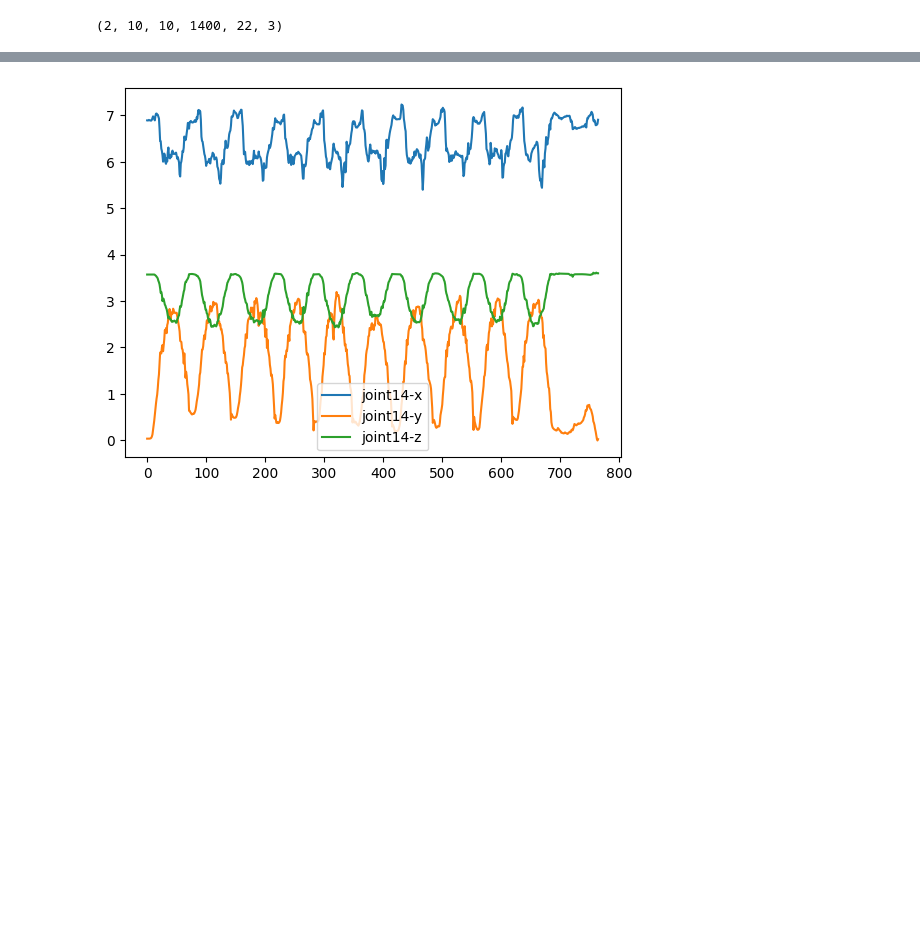
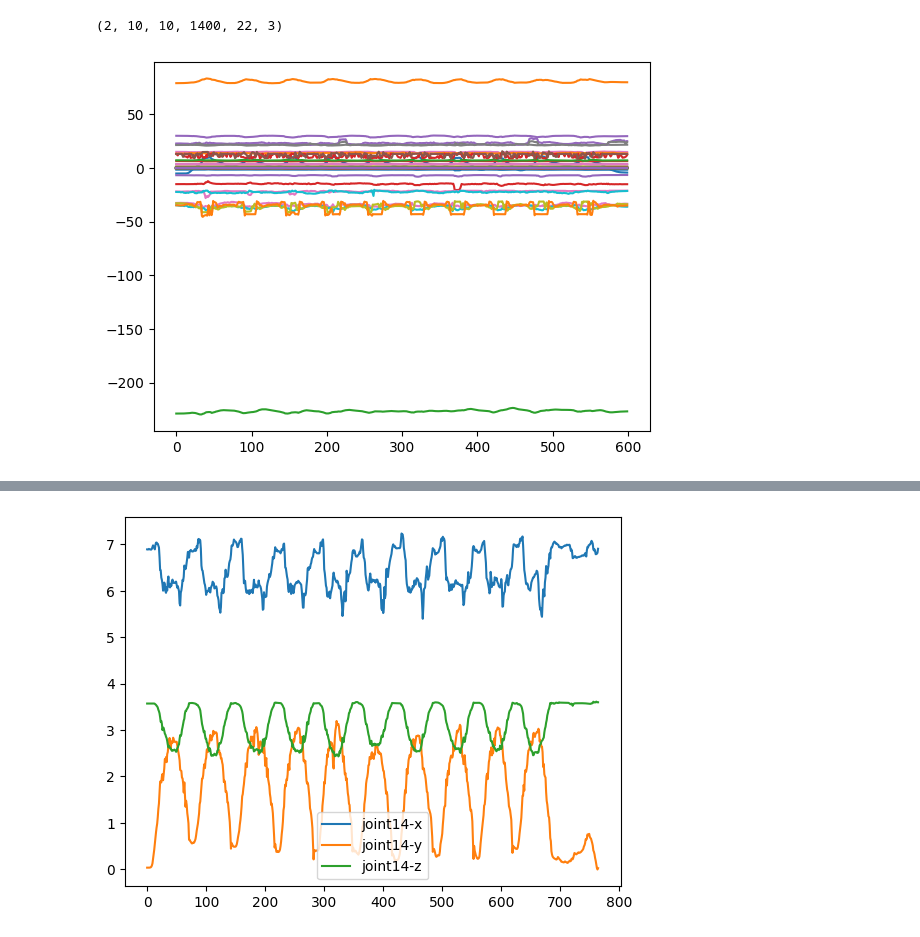
Before and after one commit to z1ko/ActionQ, a Jupyter notebook: notebooks/ui-prmd.ipynb, the cells around one changed output, grey strips where cells are left out. Drawn from its saved outputs; the diff is of its cells as text; code cells hidden in the pictures; blank space fills up the shorter version.

```diff
--- a/notebooks/ui-prmd.ipynb
+++ b/notebooks/ui-prmd.ipynb
@@ -98,3 +111,9 @@ save_data_object(complete_padded_data, 'uiprmd.pkl')
 print(complete_padded_data.shape)
 # %% [output]
 (2, 10, 10, 1400, 22, 3)
+# %%
+tmp = ein.rearrange(complete_padded_data, "C M S L J F -> C M S L (J F)")
+plt.plot(tmp[0, 0, 0, :600, :])
+plt.show()
+# %% [output]
+[figure, added]
```
Also changed, not shown: parts of 6 cells of this notebook, 6 other files.
